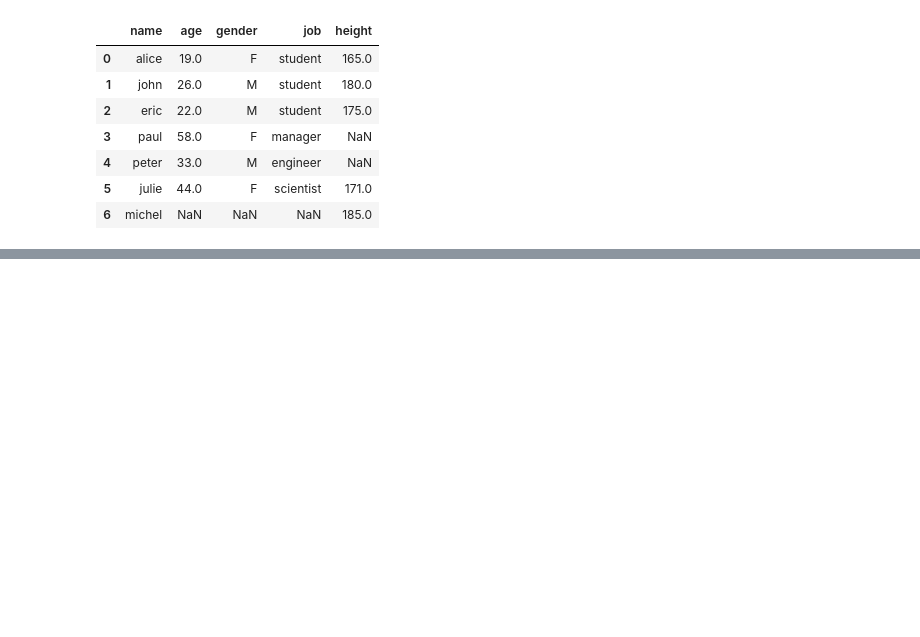
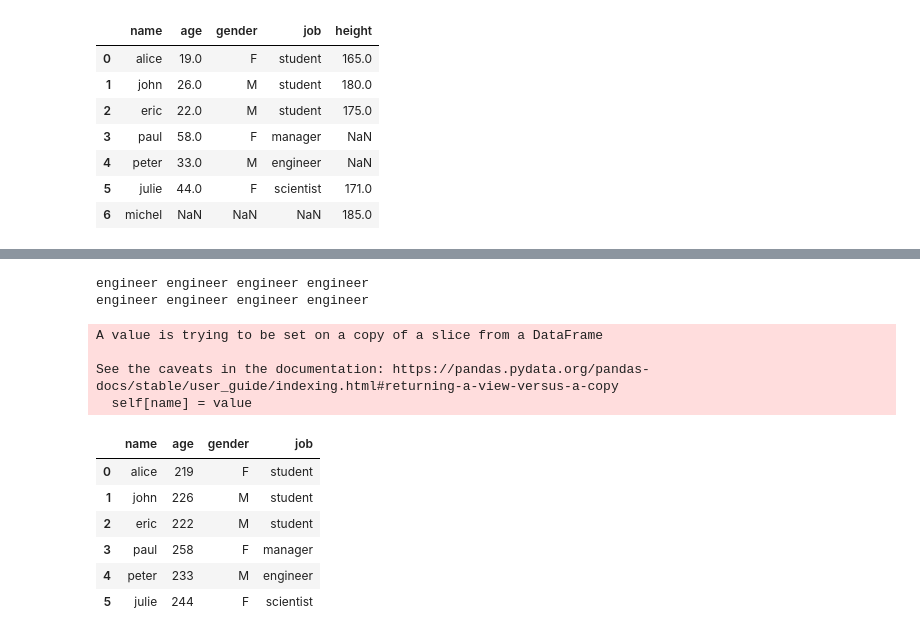
Before and after one commit to toarnabtrainer/AEC_ML_Batch-1, a Jupyter notebook: Pandas.ipynb, the cells around one changed output, grey strips where cells are left out. Drawn from its saved outputs; the diff is of its cells as text; code cells hidden in the pictures; blank space fills up the shorter version.

Commit message:
Day-3: Pandas ClassWork

```diff
--- a/Pandas.ipynb
+++ b/Pandas.ipynb
@@ -431,0 +613,3 @@ merge_outer
+# %%
+df = users.copy()
+df
@@ -431,0 +666,27 @@ merge_outer
+# %%
+print (df.iloc[4][3], df.iloc[4]['job'], df.loc[4][3], df.loc[4]['job'])
+print (df.iloc[4, 3], df.iloc[4]['job'], df.loc[4][3], df.loc[4, 'job'])
+# %% [output]
+engineer engineer engineer engineer
+engineer engineer engineer engineer
+# %%
+for i in range(df.shape[0]):
+    row = df.iloc[i]
+    # print (row)
+    # print (row.age)
+    row.age += 100
+    # print (row.age)
+    df.iloc[i] = row
+df
+# %% [output]
+A value is trying to be set on a copy of a slice from a DataFrame
+
+See the caveats in the documentation: https://pandas.pydata.org/pandas-docs/stable/user_guide/indexing.html#returning-a-view-versus-a-copy
+  self[name] = value
+|  | name | age | gender | job |
+| 0 | alice | 219 | F | student |
+| 1 | john | 226 | M | student |
+| 2 | eric | 222 | M | student |
+| 3 | paul | 258 | F | manager |
+| 4 | peter | 233 | M | engineer |
+| 5 | julie | 244 | F | scientist |
```
Also changed, not shown: parts of 25 cells of this notebook.
